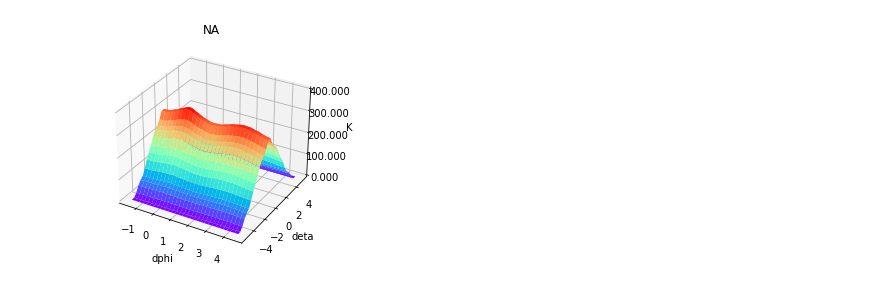
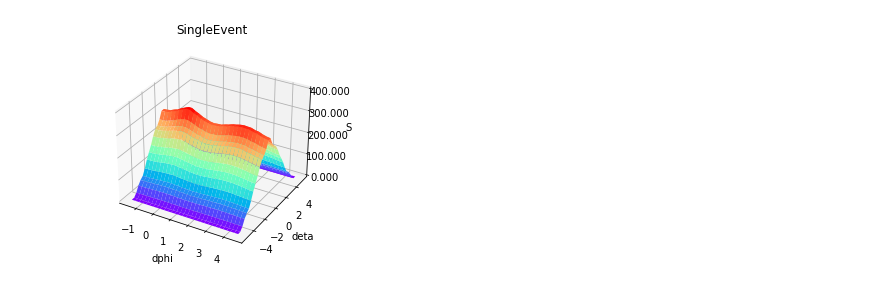
Before and after one commit to HarryWang0619/CIS_May_FinalProject, a Jupyter notebook: pytorchtest.ipynb, the cells around one changed output. Saved outputs shown, nothing was run; the diff lists cells and outputs as text; code cells hidden in the pictures.

```diff
--- a/pytorchtest.ipynb
+++ b/pytorchtest.ipynb
@@ -21,31 +21,37 @@ def single_event_difference(i,phase=1.5):
     result = torch.stack([dphi,deta],dim=1)
     return result
 # %%
-event = importpbdatanumpy(0).T
-phi = torch.tensor(event[2])
-eta = torch.tensor(event[1])
-deta = eta - eta.unsqueeze(-1)
-dphi = phi - phi.unsqueeze(-1)
-ids = torch.arange(0,len(phi))
-mask = torch.ones_like(dphi).scatter_(1,ids.unsqueeze(1),0.)
-dphi = dphi[mask.bool()]
-deta = deta[mask.bool()]
-pimask = (dphi > torch.pi)*(-1) + (dphi < -torch.pi)*1
-dphi += pimask*2*torch.pi +1.5
-result = torch.stack([dphi,deta],dim=1)
+# event = importpbdatanumpy(0).T
+# phi = torch.tensor(event[2])
+# eta = torch.tensor(event[1])
+# deta = eta - eta.unsqueeze(-1)
+# dphi = phi - phi.unsqueeze(-1)
+# ids = torch.arange(0,len(phi))
+# mask = torch.ones_like(dphi).scatter_(1,ids.unsqueeze(1),0.)
+# dphi = dphi[mask.bool()]
+# deta = deta[mask.bool()]
+# pimask = (dphi > torch.pi)*(-1) + (dphi < -torch.pi)*1
+# dphi += pimask*2*torch.pi +1.5
+# result = torch.stack([dphi,deta],dim=1)
 # %%
-def calculate_single_data(startidx, endidx, phase=1.5, bincount=30):
+def calculate_single_data(startidx, endidx, phase=1.5, bincount=30, save=False):
     rlist = []
     for i in range(startidx, endidx+1):
         rlist.append(single_event_difference(i,phase))
     result = torch.cat(rlist,dim=0)
     x_df = pd.DataFrame(result, columns=['phi','eta'])
     sx, sy, sz = surfacedatapro(x_df, bincount, bincount, torch.pi+phase, -torch.pi+phase, 5.5)
-    sz = sz.T/(endidx-startidx)
+    sz = sz.T
+    if save:
+        filename = "single/"+str(bincount)+"x"+str(bincount)+"_"+str(startidx)+"to"+str(endidx)+".csv"
+        np.savetxt(filename, sz, delimiter=",")
+        np.savetxt('single/single_x_header.csv', sx, delimiter=",")
+        np.savetxt('single/single_y_header.csv', sy, delimiter=",")
+    sz/=(endidx-startidx)
     return sx, sy, sz
 # %%
 sx,sy,sz = calculate_single_data(0,10000,1.5,30)
 # %%
-plot_3d_surface(sx, sy, sz, 400, "NA", "K", "test.png")
+plot_3d_surface(sx, sy, sz, 400, "SingleEvent", "S", "SingleEvent.png")
 # %% [output]
-[figure, old version]
+[figure, new version]
```
Also changed, not shown: 33 other files.
